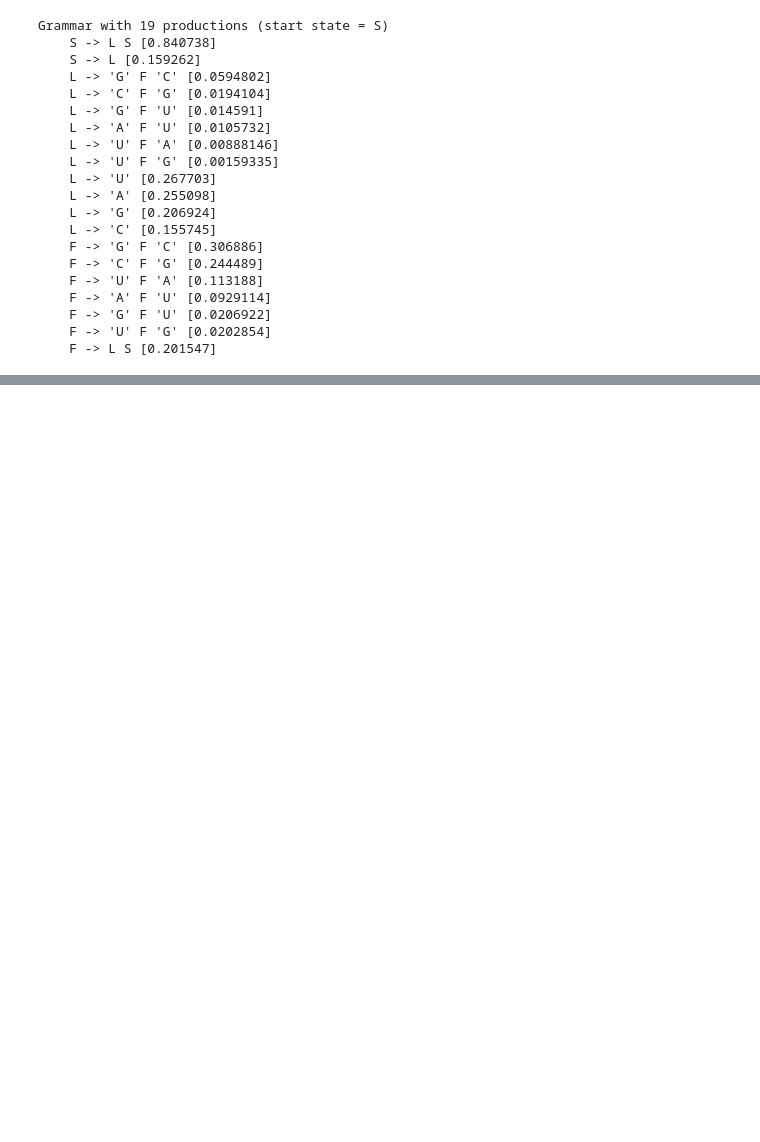
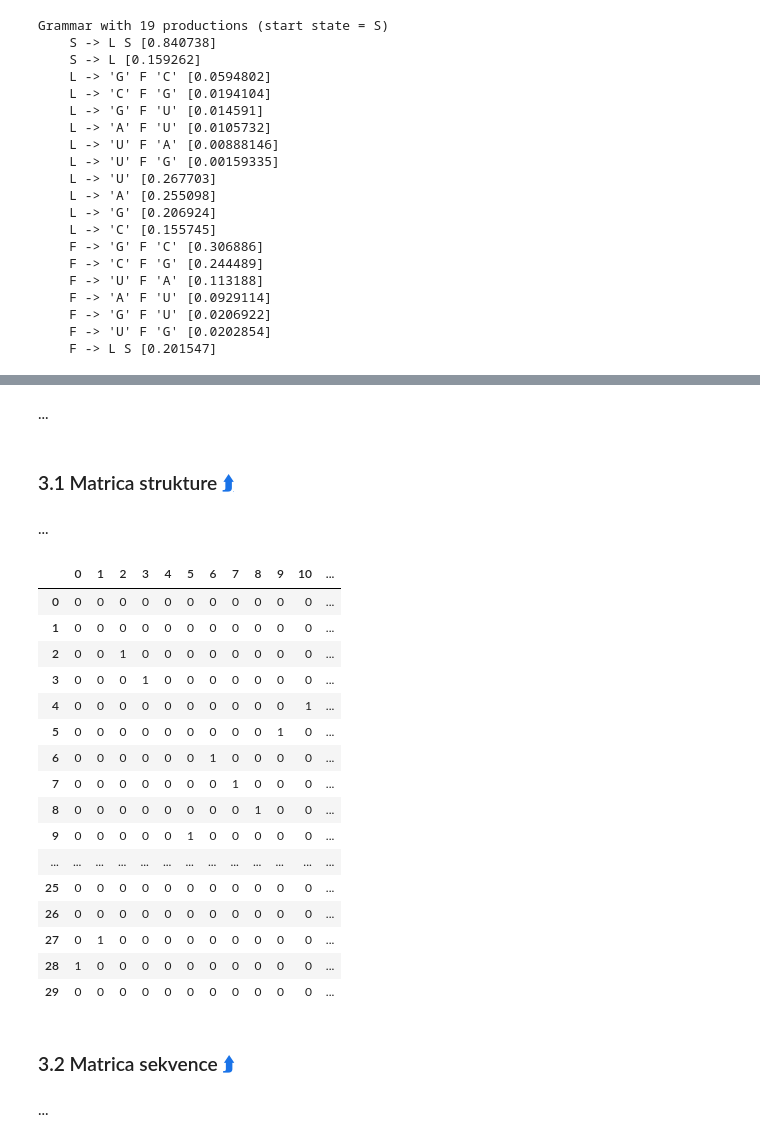
Before and after one commit to matfija/Duboka-struktura-RNK, a Jupyter notebook: sveska/Duboka_struktura_RNK.ipynb, the cells around one changed output, grey strips where cells are left out. Saved outputs shown, nothing was run; the diff lists cells and outputs as text; code cells hidden in the pictures; blank space fills up the shorter version.

```diff
--- a/sveska/Duboka_struktura_RNK.ipynb
+++ b/sveska/Duboka_struktura_RNK.ipynb
@@ -490,0 +505,57 @@ Grammar with 19 productions (start state = S)
+# %% [markdown]
+...
+# %% [markdown]
+### 3.1 Matrica strukture [⮭]<a id="par:mstr"></a>
+
+[⮭]: #par:toc
+# %% [markdown]
+...
+# %%
+# Prikaz stilizovane tabele
+def stilizuj(tabela, cmap):
+    display(tabela.style.background_gradient(cmap=cmap, axis=None))
+# %%
+# Određivanje matrice strukture
+def matrica_strukture(rnk, crtaj=False):
+    # Dužina RNK sekvence
+    n = len(rnk.uparivanje)
+
+    # Inicijalizacija praznih uparivanja
+    parovi = np.zeros((n, n), dtype=np.int8)
+
+    # Popunjavanje svakog uparivanja
+    parovi[range(n), rnk.uparivanje] = 1
+
+    # Crtanje stilizovane tabele uparivanja
+    if crtaj:
+        stilizuj(pd.DataFrame(parovi), 'Purples')
+    # Ili vraćanje izračunate matrice parova
+    else:
+        return np.expand_dims(parovi, 0)
+# %%
+# Matrica strukture malog primera
+matrica_strukture(primer, crtaj=True)
+# %% [output]
+|  | 0 | 1 | 2 | 3 | 4 | 5 | 6 | 7 | 8 | 9 | 10 | ... |
+| 0 | 0 | 0 | 0 | 0 | 0 | 0 | 0 | 0 | 0 | 0 | 0 | ... |
+| 1 | 0 | 0 | 0 | 0 | 0 | 0 | 0 | 0 | 0 | 0 | 0 | ... |
+| 2 | 0 | 0 | 1 | 0 | 0 | 0 | 0 | 0 | 0 | 0 | 0 | ... |
+| 3 | 0 | 0 | 0 | 1 | 0 | 0 | 0 | 0 | 0 | 0 | 0 | ... |
+| 4 | 0 | 0 | 0 | 0 | 0 | 0 | 0 | 0 | 0 | 0 | 1 | ... |
+| 5 | 0 | 0 | 0 | 0 | 0 | 0 | 0 | 0 | 0 | 1 | 0 | ... |
+| 6 | 0 | 0 | 0 | 0 | 0 | 0 | 1 | 0 | 0 | 0 | 0 | ... |
+| 7 | 0 | 0 | 0 | 0 | 0 | 0 | 0 | 1 | 0 | 0 | 0 | ... |
+| 8 | 0 | 0 | 0 | 0 | 0 | 0 | 0 | 0 | 1 | 0 | 0 | ... |
+| 9 | 0 | 0 | 0 | 0 | 0 | 1 | 0 | 0 | 0 | 0 | 0 | ... |
+| ... | ... | ... | ... | ... | ... | ... | ... | ... | ... | ... | ... | ... |
+| 25 | 0 | 0 | 0 | 0 | 0 | 0 | 0 | 0 | 0 | 0 | 0 | ... |
+| 26 | 0 | 0 | 0 | 0 | 0 | 0 | 0 | 0 | 0 | 0 | 0 | ... |
+| 27 | 0 | 1 | 0 | 0 | 0 | 0 | 0 | 0 | 0 | 0 | 0 | ... |
+| 28 | 1 | 0 | 0 | 0 | 0 | 0 | 0 | 0 | 0 | 0 | 0 | ... |
+| 29 | 0 | 0 | 0 | 0 | 0 | 0 | 0 | 0 | 0 | 0 | 0 | ... |
+# %% [markdown]
+### 3.2 Matrica sekvence [⮭]<a id="par:msek"></a>
+
+[⮭]: #par:toc
+# %% [markdown]
+...
```
Also changed, not shown: parts of 16 cells of this notebook, 1 other file.
